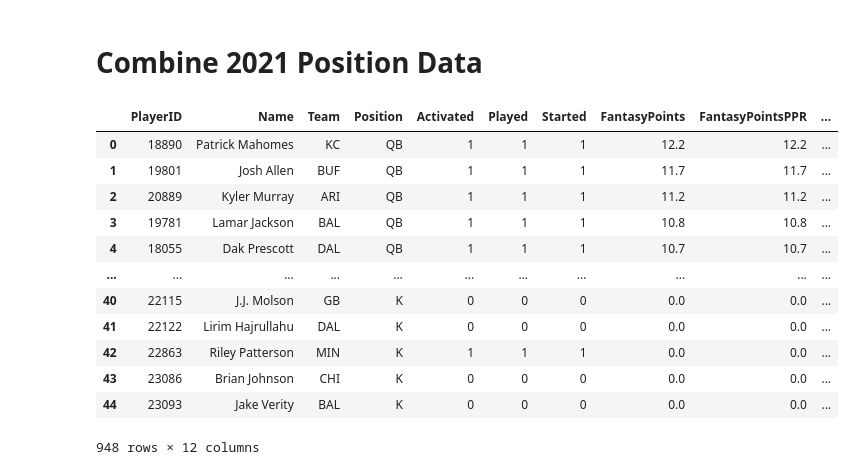
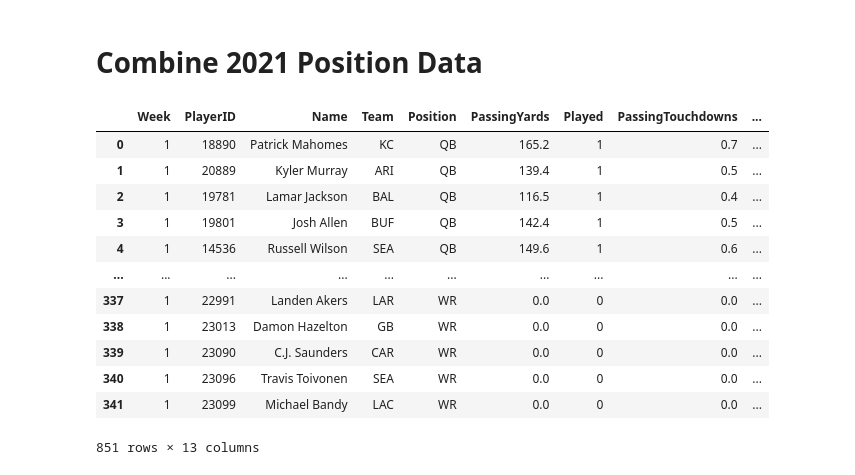
Before and after one commit to TBG1006/Fantasy-Football, a Jupyter notebook: 2021ProjectedStats.ipynb, the cells around one changed output. Cells and saved outputs as stored; diff of their text form; code cells hidden in the pictures.

Commit message:
commit -m "update 2021 stats dataframe & csv"

```diff
--- a/2021ProjectedStats.ipynb
+++ b/2021ProjectedStats.ipynb
@@ -35,6 +35,6 @@ print(json.dumps(response[0],indent=1))
  "ScoringDetails": []
 }
 # %%
-wk1_2021_df = pd.DataFrame(columns=["PlayerID", "Name","Team", "Position", "Activated", "Played", "Started", "FantasyPoints", "FantasyPointsPPR","Opponent", "OpponentRank", "OpponentPositionRank"])
+wk1_2021_df = pd.DataFrame(columns=["Week","PlayerID", "Name","Team", "Position", "PassingYards", "Played", "PassingTouchdowns", "PassingInterceptions", "RushingTouchdowns", "ReceivingYards", "OpponentPositionRank","FantasyPoints"])
 wk1_2021_df
 # %% [output]
@@ -42,6 +42,10 @@ wk1_2021_df
 # %%
 for i in range(0,len(response)):
     currentItem = response[i]
-    wk1_2021_df.loc[i] = [response[i]["PlayerID"], response[i]["Name"], response[i]["Team"],response[i]["Position"], response[i]["Activated"], response[i]["Played"], response[i]["Started"], response[i]["FantasyPoints"], response[i]["FantasyPointsPPR"], response[i]["Opponent"], response[i]["OpponentRank"], response[i]["OpponentPositionRank"]]
+    wk1_2021_df.loc[i] = [response[i]["Week"],response[i]["PlayerID"],
+                         response[i]["Name"],response[i]["Team"], response[i]["Position"],
+                         response[i]["PassingYards"], response[i]["Played"], response[i]["PassingTouchdowns"],
+                         response[i]["PassingInterceptions"], response[i]["RushingTouchdowns"],
+                         response[i]["ReceivingYards"], response[i]["OpponentPositionRank"], response[i]["FantasyPoints"]]
 wk1_2021_df.head()
 # %% [output]
@@ -366,19 +327,19 @@ Kmerge2.head()
 # %% [markdown]
 # Combine 2021 Position Data
 # %%
-Proj2021df = pd.concat([QBmerge2,RBmerge2,TEmerge2,WRmerge2,Kmerge2])
+Proj2021df = pd.concat([QBmerge2,RBmerge2,TEmerge2,WRmerge2])
 Proj2021df
 # %% [output]
-|  | PlayerID | Name | Team | Position | Activated | Played | Started | FantasyPoints | FantasyPointsPPR | ... |
-| 0 | 18890 | Patrick Mahomes | KC | QB | 1 | 1 | 1 | 12.2 | 12.2 | ... |
-| 1 | 19801 | Josh Allen | BUF | QB | 1 | 1 | 1 | 11.7 | 11.7 | ... |
-| 2 | 20889 | Kyler Murray | ARI | QB | 1 | 1 | 1 | 11.2 | 11.2 | ... |
-| 3 | 19781 | Lamar Jackson | BAL | QB | 1 | 1 | 1 | 10.8 | 10.8 | ... |
-| 4 | 18055 | Dak Prescott | DAL | QB | 1 | 1 | 1 | 10.7 | 10.7 | ... |
-| ... | ... | ... | ... | ... | ... | ... | ... | ... | ... | ... |
-| 40 | 22115 | J.J. Molson | GB | K | 0 | 0 | 0 | 0.0 | 0.0 | ... |
-| 41 | 22122 | Lirim Hajrullahu | DAL | K | 0 | 0 | 0 | 0.0 | 0.0 | ... |
-| 42 | 22863 | Riley Patterson | MIN | K | 1 | 1 | 1 | 0.0 | 0.0 | ... |
-| 43 | 23086 | Brian Johnson | CHI | K | 0 | 0 | 0 | 0.0 | 0.0 | ... |
-| 44 | 23093 | Jake Verity | BAL | K | 0 | 0 | 0 | 0.0 | 0.0 | ... |
+|  | Week | PlayerID | Name | Team | Position | PassingYards | Played | PassingTouchdowns | ... |
+| 0 | 1 | 18890 | Patrick Mahomes | KC | QB | 165.2 | 1 | 0.7 | ... |
+| 1 | 1 | 20889 | Kyler Murray | ARI | QB | 139.4 | 1 | 0.5 | ... |
+| 2 | 1 | 19781 | Lamar Jackson | BAL | QB | 116.5 | 1 | 0.4 | ... |
+| 3 | 1 | 19801 | Josh Allen | BUF | QB | 142.4 | 1 | 0.5 | ... |
+| 4 | 1 | 14536 | Russell Wilson | SEA | QB | 149.6 | 1 | 0.6 | ... |
+| ... | ... | ... | ... | ... | ... | ... | ... | ... | ... |
+| 337 | 1 | 22991 | Landen Akers | LAR | WR | 0.0 | 0 | 0.0 | ... |
+| 338 | 1 | 23013 | Damon Hazelton | GB | WR | 0.0 | 0 | 0.0 | ... |
+| 339 | 1 | 23090 | C.J. Saunders | CAR | WR | 0.0 | 0 | 0.0 | ... |
+| 340 | 1 | 23096 | Travis Toivonen | SEA | WR | 0.0 | 0 | 0.0 | ... |
+| 341 | 1 | 23099 | Michael Bandy | LAC | WR | 0.0 | 0 | 0.0 | ... |
-948 rows × 12 columns
+851 rows × 13 columns
```
Also changed, not shown: parts of 27 cells of this notebook, 1 other file.
